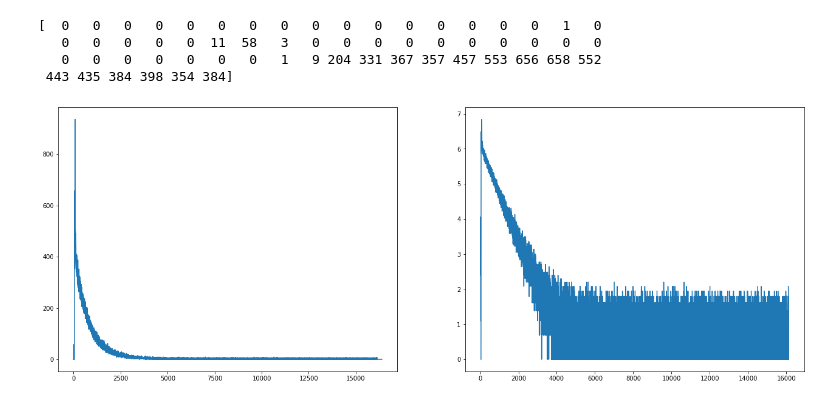
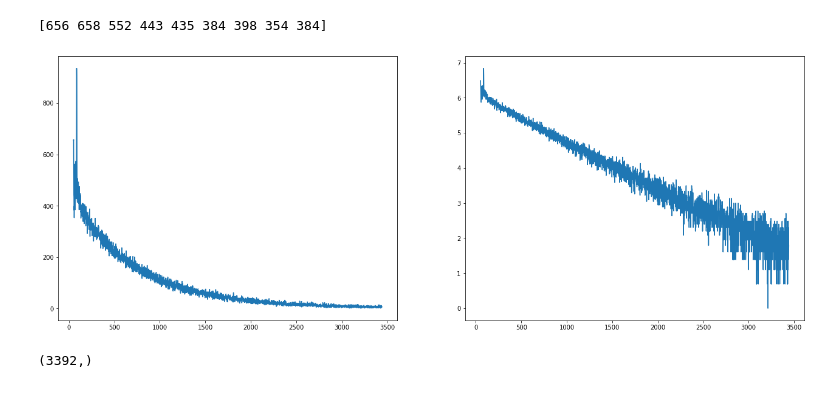
Before and after one commit to austinyu/muon-lifetime, a Jupyter notebook: Muon LifeTime Data.ipynb, the cells around one changed output. Cells and saved outputs as stored; diff of their text form; code cells hidden in the pictures.

Commit message:
Log and curve fit added to data

```diff
--- a/Muon LifeTime Data.ipynb
+++ b/Muon LifeTime Data.ipynb
@@ -4,39 +4,45 @@ import pandas as pd
 import matplotlib.pyplot as plt
 
 
 data = np.zeros((16384), np.int32)
 
 def addData(path):
     f = open(path, "r")
     for i in range(12):
         f.readline()
 
     for i in range(16383):
         data[i] += int(f.readline())
 
     f.close()
 
 addData("0227_Data.Spe")
 addData("0306_Data.Spe")
 addData("0308_Data.Spe")
 addData("0315_Data.Spe")
 addData("0403_Data.Spe")
 
 
+left_chop = 51
+right_chop = np.where(data[left_chop:] == 0)[0][0]
+
 bins = np.arange(0, 16384, 1)
 
-log_data = np.log(data)
+bins_chopped = bins[left_chop:right_chop]
+data_chopped = data[left_chop:right_chop]
 
-print(data[:60])
+log_data_chopped = np.log(data_chopped)
+
+print(data[left_chop:60])
 
 fig, axes = plt.subplots(1, 2, figsize = (22, 8))
 
-axes[0].plot(bins, data)
-axes[1].plot(bins, log_data)
+axes[0].plot(bins_chopped, data_chopped)
+axes[1].plot(bins_chopped, log_data_chopped)
 plt.show()
+
+print(data_chopped.shape)
 # %% [output]
-[  0   0   0   0   0   0   0   0   0   0   0   0   0   0   0   0   1   0
-   0   0   0   0   0  11  58   3   0   0   0   0   0   0   0   0   0   0
-   0   0   0   0   0   0   0   1   9 204 331 367 357 457 553 656 658 552
- 443 435 384 398 354 384]
+[656 658 552 443 435 384 398 354 384]
-[figure, old version]
+[figure, new version]
+(3392,)
```
Also changed, not shown: parts of 1 cell of this notebook, 1 other file.
